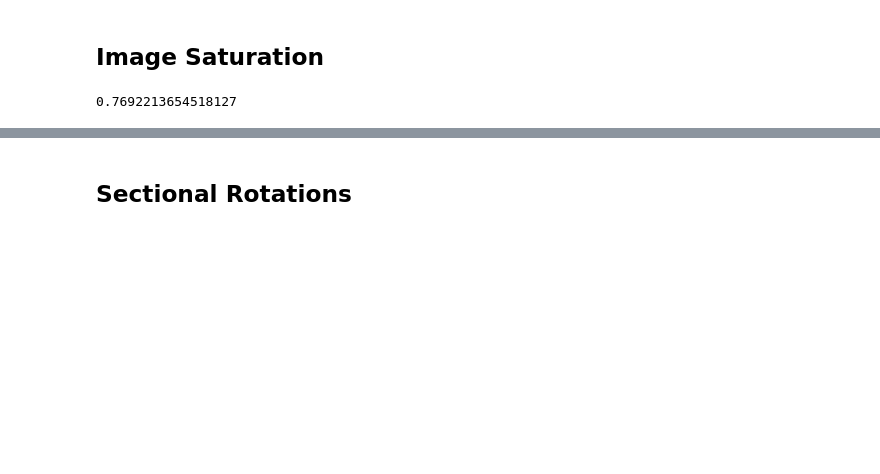
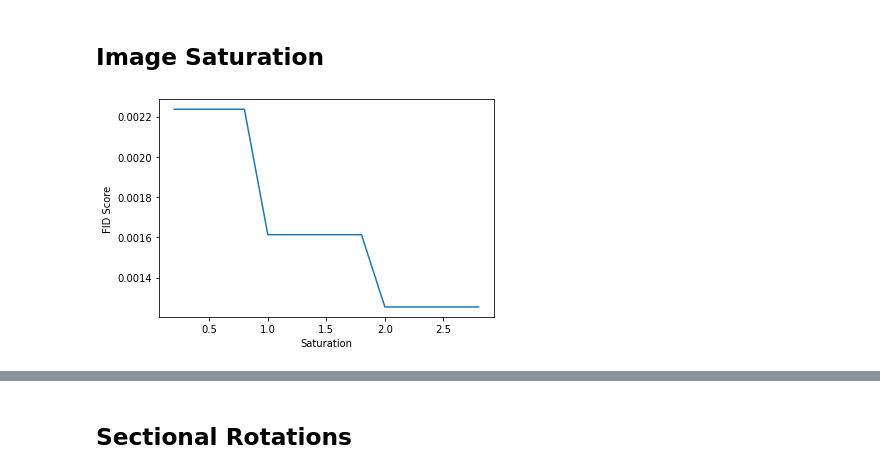
Before and after one commit to codysfang/FID_score_research, a Jupyter notebook: broad_investigation.ipynb, the cells around one changed output, grey strips where cells are left out. Cells and saved outputs as stored; diff of their text form; code cells hidden in the pictures; blank space fills up the shorter version.

```diff
--- a/broad_investigation.ipynb
+++ b/broad_investigation.ipynb
@@ -151,5 +122,7 @@ def compute_saturation_FID(factor, dataset_train, dataset_test):
-# %%
-compute_saturation_FID(0.4, CIFAR_train, CIFAR_test)
-# %% [output]
-0.7692213654518127
+# %%
+level_array = np.arange(0.2, 3.0, 0.2)
+plot_FID(level_array, transforms.functional.adjust_saturation, "Saturation", MNIST_train, MNIST_test)
+plt.savefig("plots/MNIST_saturation_fid_scores")
+# %% [output]
+[figure, added]
 # %%
```
Also changed, not shown: parts of 51 cells of this notebook, 19 other files.
